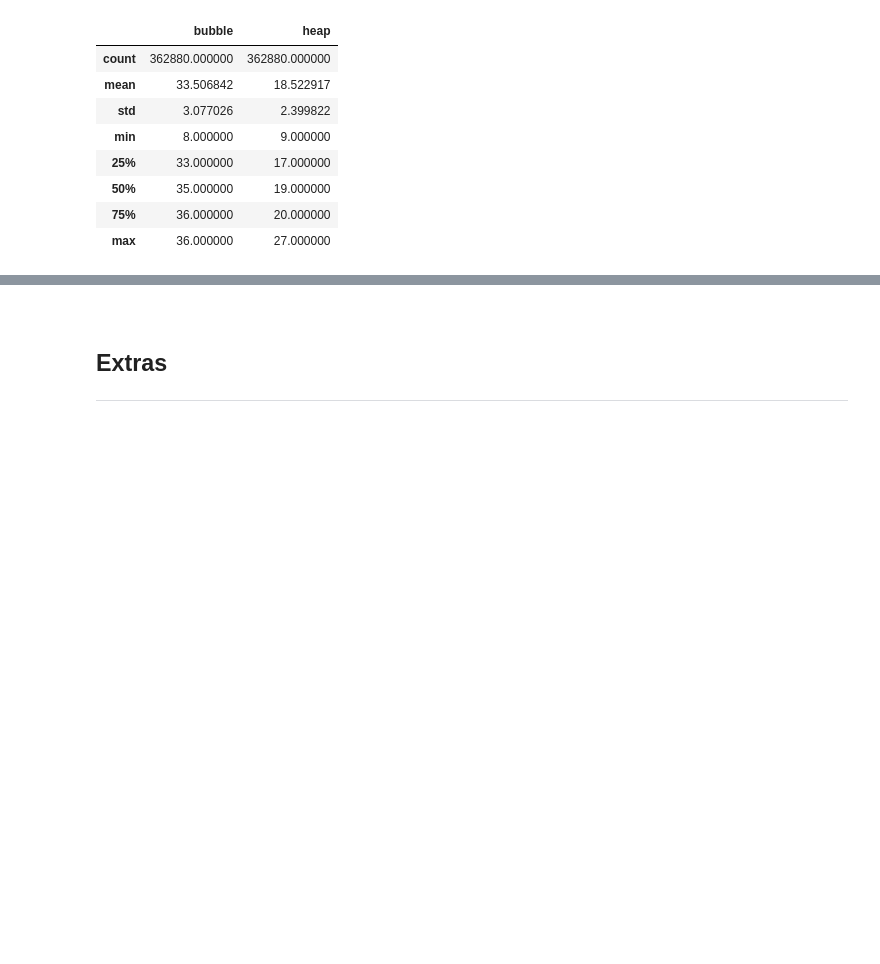
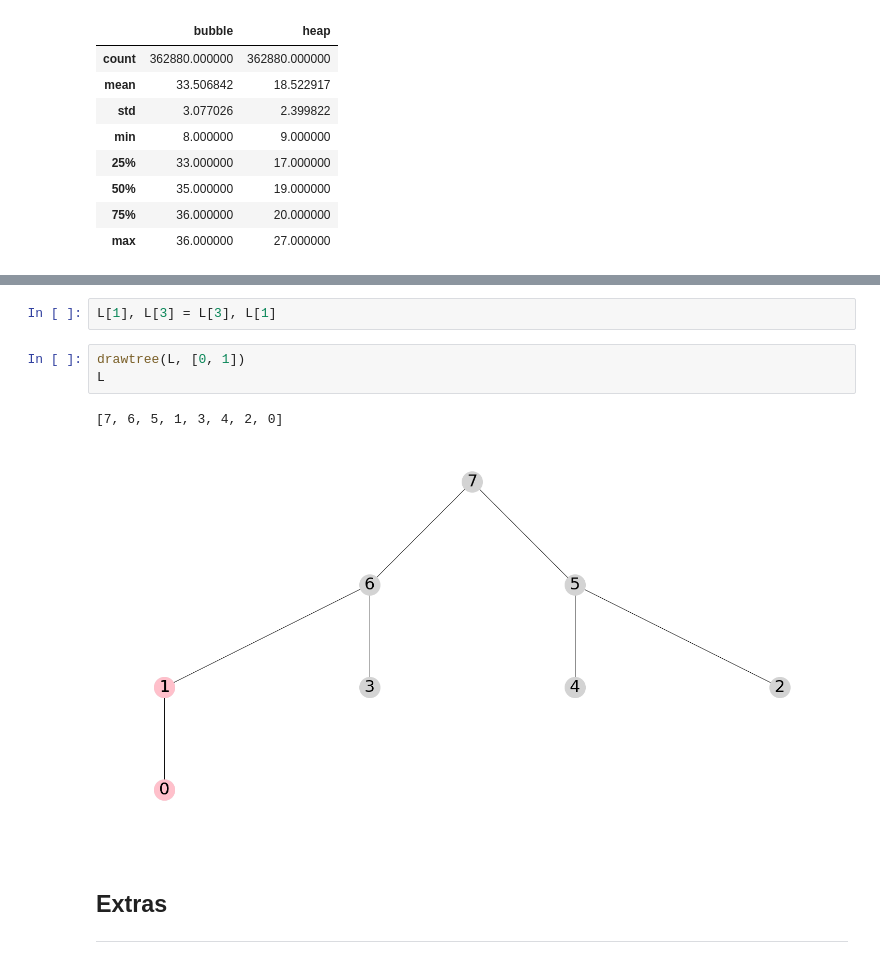
Before and after one commit to ianmcloughlin/heapsort, a Jupyter notebook: heapsort.ipynb, the cells around one changed output, grey strips where cells are left out. Cells and saved outputs as stored; diff of their text form; blank space fills up the shorter version.

```diff
--- a/heapsort.ipynb
+++ b/heapsort.ipynb
@@ -423,3 +495,11 @@ df.describe()
+# %%
+L[1], L[3] = L[3], L[1]
+# %%
+drawtree(L, [0, 1])
+L
+# %% [output]
+[7, 6, 5, 1, 3, 4, 2, 0]
+[figure, added]
 # %% [markdown]
 <br>
 
```
Also changed, not shown: parts of 21 cells of this notebook.
